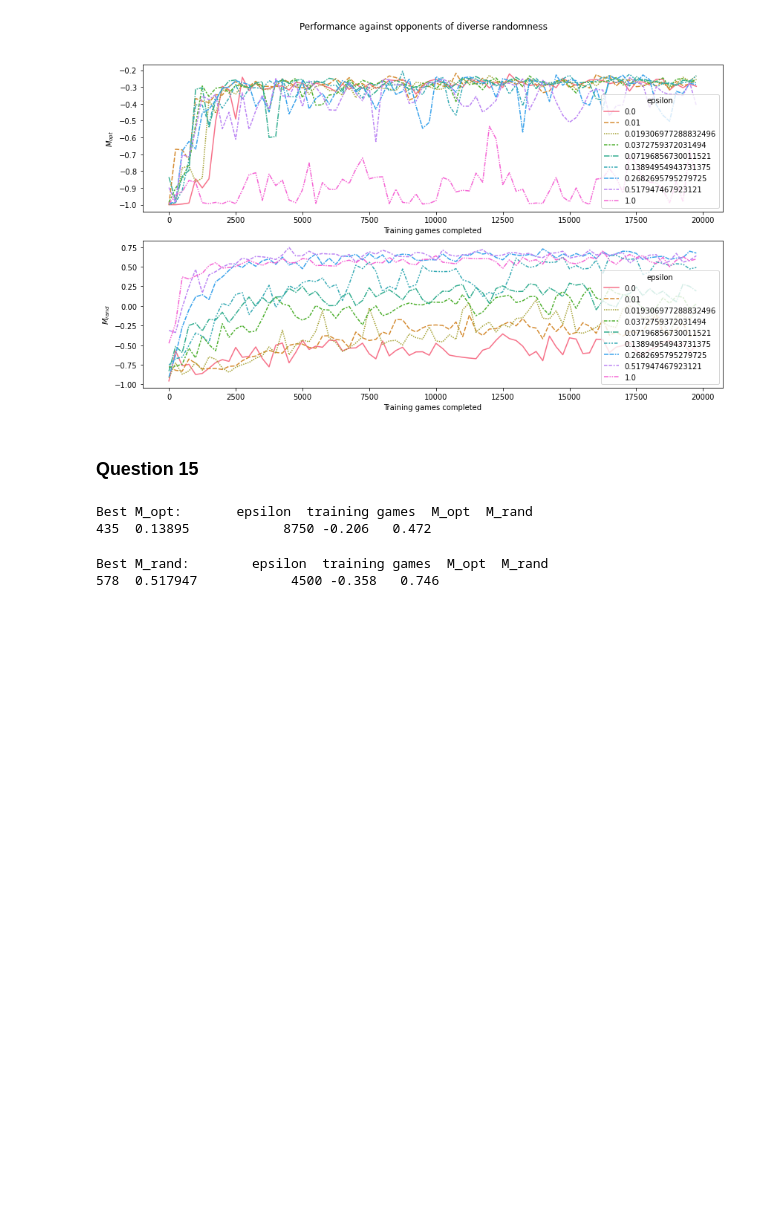
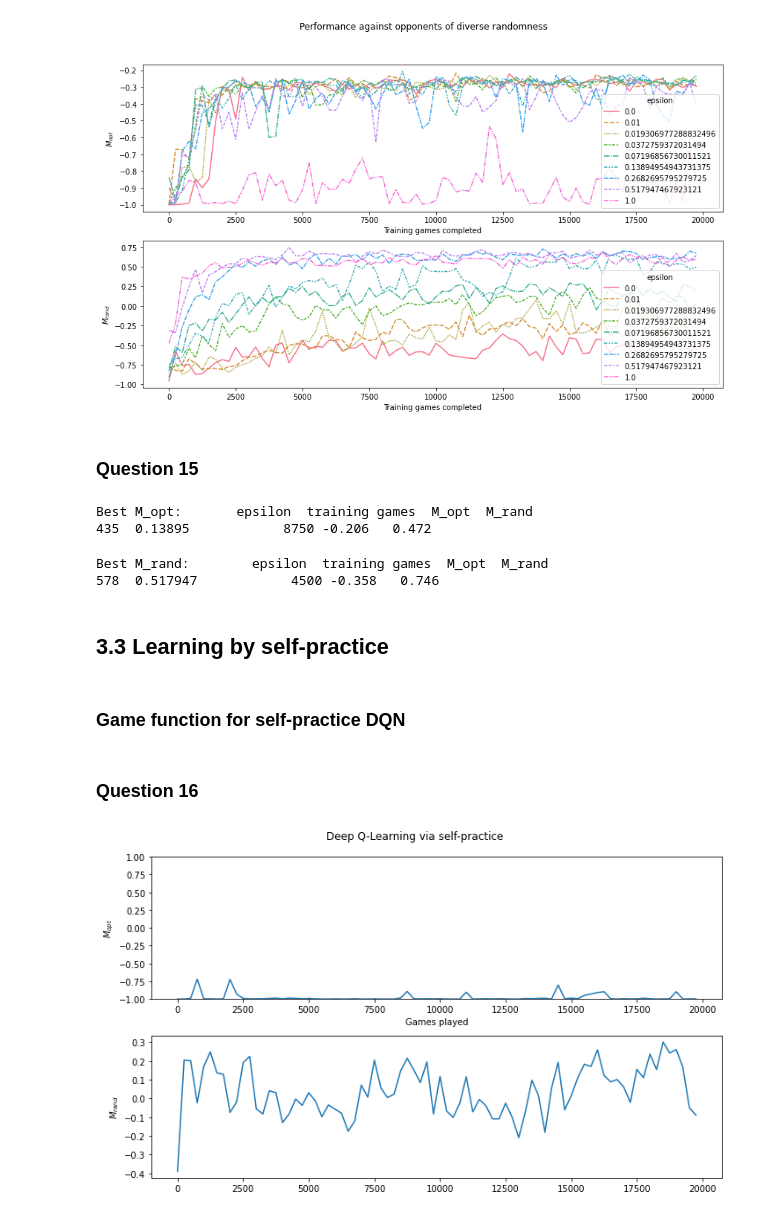
Before and after one commit to dauvillc/qlearning_tictactoe, a Jupyter notebook: answers.ipynb, the cells around one changed output. Drawn from its saved outputs; the diff is of its cells as text; code cells hidden in the pictures; blank space fills up the shorter version.

```diff
--- a/answers.ipynb
+++ b/answers.ipynb
@@ -995,3 +995,7 @@ print("Best M_rand: ", perfs_df[perfs_df['M_rand'] == perfs_df['M_rand'].max()])
 # %% [output]
 Best M_rand:        epsilon  training games  M_opt  M_rand
 578  0.517947            4500 -0.358   0.746
+# %% [markdown]
+## 3.3 Learning by self-practice
+# %% [markdown]
+### Game function for self-practice DQN
@@ -997,0 +1092,30 @@ Best M_rand:        epsilon  training games  M_opt  M_rand
+# %% [markdown]
+### Question 16
+# %%
+dqn_player_1 = DQNPlayer(device, epsilon=constant_epsilon(0.05))
+dqn_player_2 = DQNPlayer(device, epsilon=constant_epsilon(0.05), use_agent_weights=dqn_player_1)
+
+# Trains the DQN Agent by playing a semi-optimal player
+nb_games = 20000
+rewards, losses, m_opt_values, m_rand_values = play_games_dqn_self_practice(dqn_player_1, dqn_player_2, nb_games=nb_games, measure_perf=True)
+# %%
+fig, ax = plt.subplots(nrows=2, ncols=1, figsize=(10, 6))
+fig.suptitle("Deep Q-Learning via self-practice")
+ax[0].plot(m_opt_values)
+ax[0].set_ylabel('$M_{opt}$')
+ax[0].set_ylim(-1, 1)
+xticks = np.arange(nb_games // window_size + 1, step=10)
+labels = [str(k) for k in xticks * window_size]
+ax[0].set_xticks(xticks)
+ax[0].set_xticklabels(labels)
+ax[0].set_xlabel('Games played')
+
+# Plots average game losses
+ax[1].plot(m_rand_values)
+ax[1].set_ylabel('$M_{rand}$')
+ax[1].set_xticks(xticks)
+ax[1].set_xticklabels(labels)
+plt.tight_layout()
+plt.show()
+# %% [output]
+[figure, added]
```
Also changed, not shown: parts of 4 cells of this notebook, 1 other file.
